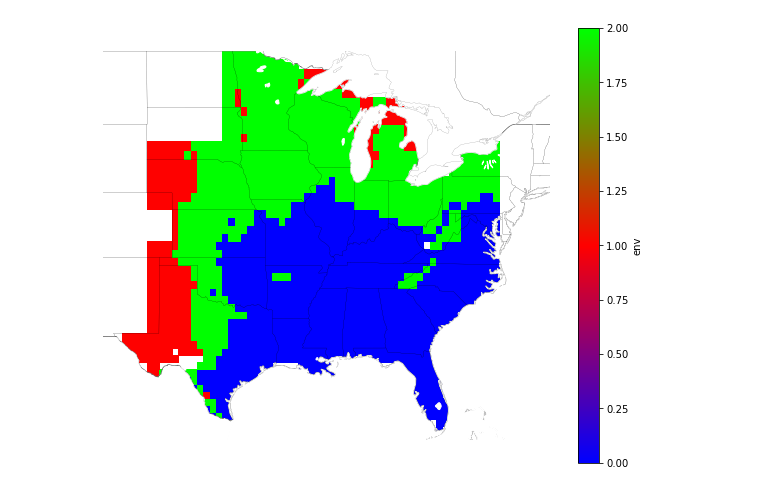
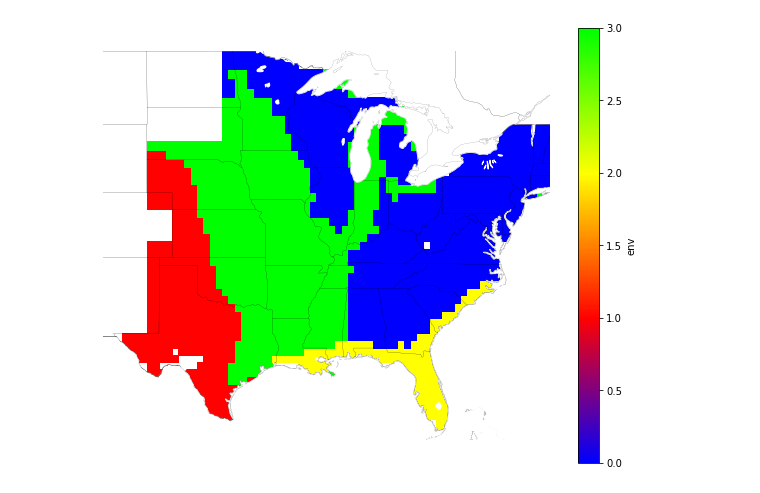
Before and after one commit to JJguri/Mapping-tools, a Jupyter notebook: k-clustering-env.ipynb, the cells around one changed output. Saved outputs shown, nothing was run; the diff lists cells and outputs as text; code cells hidden in the pictures.

Commit message:
update new dataframe
update new dataframe

```diff
--- a/k-clustering-env.ipynb
+++ b/k-clustering-env.ipynb
@@ -53,7 +93,7 @@ display(HTML("<style>.container { width:100% !important; }</style>"))
 #data0 = xr.open_dataset(r'C:\Users\uqjojeda\Nextcloud\PURTERRA-A0131\2020\outputs\new\mean.nc', decode_times=False)
 
 #Read output from psims
-data00 = xr.open_dataset(r'C:/Users/uqjojeda/Nextcloud/PURTERRA-A0131/2020/outputs/new/run004/all.nc', decode_times=False)
+data00 = xr.open_dataset(r'C:/Users/uqjojeda/Nextcloud/PURTERRA-A0131/2020/outputs/new/run007/output.nc4', decode_times=False)
 
 # replace all values equal to -99 with np.nan
 #data_mean = data0.where(data0['biomass'] != -99.)
@@ -62,10 +102,10 @@ dataPre3 = dataPre4.where(dataPre4['FloweringDAS'] != -99.)
 dataPre2 = dataPre3.where(dataPre3['MaxLAI'] != -99.)
 
 # Extract single lat/long combination for a particular variable
-data2 = dataPre2.where(dataPre2.biomass != dataPre2.biomass[8,0:,0:,73,0:], drop=True)
+#data2 = dataPre2.where(dataPre2.biomass != dataPre2.biomass[8,0:,0:,73,0:], drop=True)
 
 #Conver multidimendional frame to 2D frame
-data2pd = data2.to_dataframe()
+data2pd = dataPre2.to_dataframe()
 dfc = data2pd[data2pd.biomass != 0]
 dfc.reset_index(level=[0,1,2,3,4], inplace=True)
 
@@ -77,9 +139,9 @@ X=df0.groupby(['lat','lon'])[['RadiationIn','TempIn','RainIn','biomass']].mean()
 # %%
 #Calculate clusters using k-means
 
-kmeans = KMeans(n_clusters=3, n_init=200) #algorithm='elkan'
+kmeans = KMeans(n_clusters=4, n_init=200) #algorithm='elkan'
 
-y = kmeans.fit_predict(X[['RadiationIn','TempIn','RainIn']])
+y = kmeans.fit_predict(X[['TempIn','RainIn','RadiationIn']])
 
 X['env'] = y
 #print(X)
@@ -163,8 +168,3 @@ KeyError: 0
-# %%
-#Create name for environments
-X.loc[X.env == 0, 'env_name'] = "C"
-X.loc[X.env == 2, 'env_name'] = "B"
-X.loc[X.env == 1, 'env_name'] = "A"
 # %%
 #Convert dataframe to xarray to plot
 df_env = X.to_xarray()
@@ -195,13 +259,12 @@ df_env.env[0:,0:].plot(yincrease=True, x='lon', y='lat')
 #Plotting map with environmental zones
 fig, ax = plt.subplots(1, 1, subplot_kw=dict(projection=ccrs.Mercator(central_longitude=-95)),figsize=(10,8))
 
-colors = [(0, 0, 1), (1, 0, 0),(0, 1, 0)]  # R -> G -> B
-n_bins = [3, 6, 10, 100]  # Discretizes the interpolation into bins
+colors = ['#0000fe','#ff0101','yellow','#00ff01']
 cmap_name = 'my_list'
 cm = LinearSegmentedColormap.from_list(cmap_name, colors)
 
 p=df_env.env.plot(x='lon', y='lat', transform=ccrs.PlateCarree(central_longitude=0),
-robust=True, cmap=cm, add_colorbar=True, zorder=1, vmin=0, vmax=2)
+robust=True, cmap=cm, add_colorbar=True, zorder=1, vmin=0, vmax=3)
 
 def area(ax, iso, clr) :
     shp = shpreader.natural_earth(resolution='10m',category='cultural',
@@ -255,4 +318,5 @@ area(ax, value, "white")
 ax.outline_patch.set_visible(False)
 
 #plt.savefig(r'C:\Users\uqjojeda\Nextcloud\PURTERRA-A0131\2020\paper\figs\MAP.png', dpi=600, bbox_inches='tight', pad_inches=0)
+hide_toggle()
 # %% [output]
@@ -259,4 +324,4 @@ ax.outline_patch.set_visible(False)
-[figure, old version]
+[figure, new version]
 # %%
 X.to_csv(r'C:\Users\uqjojeda\Nextcloud\PURTERRA-A0131\2020\paper\data\dfenv.csv')
 # %%
```
Also changed, not shown: parts of 20 cells of this notebook.
